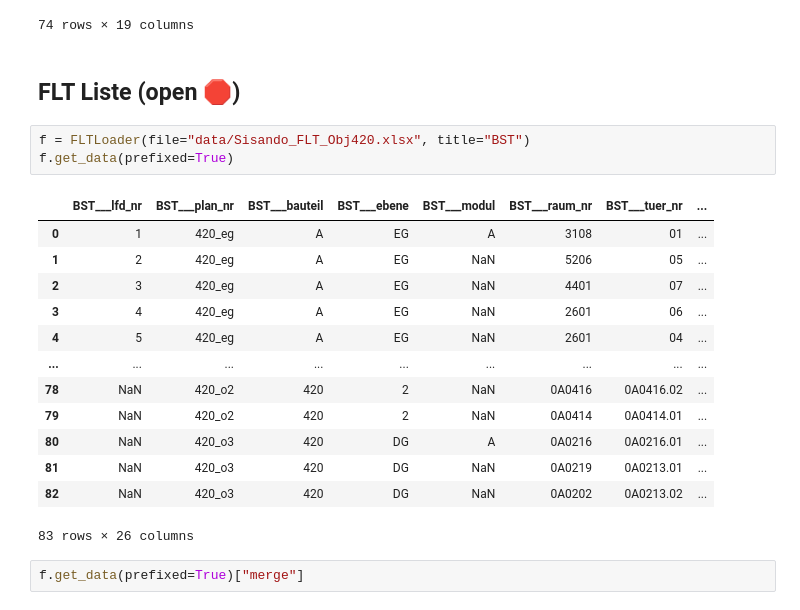
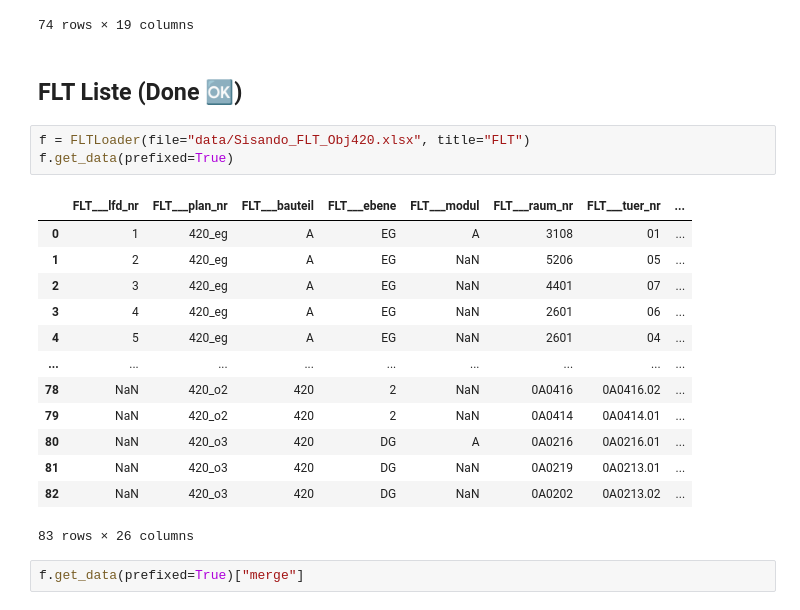
Before and after one commit to mckoh/vie-doors, a Jupyter notebook: notebook_loading.ipynb, the cells around one changed output. Saved outputs shown, nothing was run; the diff lists cells and outputs as text.

```diff
--- a/notebook_loading.ipynb
+++ b/notebook_loading.ipynb
@@ -99,12 +99,12 @@ b.get_data(prefixed=True)
 | 73 | 420 | DA | A0714.01 | OK | 1 | Schiebetor #1 | A0213 | ... |
 74 rows × 19 columns
 # %% [markdown]
-## FLT Liste (open 🛑)
+## FLT Liste (Done 🆗)
 # %%
-f = FLTLoader(file="data/Sisando_FLT_Obj420.xlsx", title="BST")
+f = FLTLoader(file="data/Sisando_FLT_Obj420.xlsx", title="FLT")
 f.get_data(prefixed=True)
 # %% [output]
-|  | BST___lfd_nr | BST___plan_nr | BST___bauteil | BST___ebene | BST___modul | BST___raum_nr | BST___tuer_nr | ... |
+|  | FLT___lfd_nr | FLT___plan_nr | FLT___bauteil | FLT___ebene | FLT___modul | FLT___raum_nr | FLT___tuer_nr | ... |
 | 0 | 1 | 420_eg | A | EG | A | 3108 | 01 | ... |
 | 1 | 2 | 420_eg | A | EG | NaN | 5206 | 05 | ... |
 | 2 | 3 | 420_eg | A | EG | NaN | 4401 | 07 | ... |
```
Also changed, not shown: parts of 2 cells of this notebook, 1 other file.
